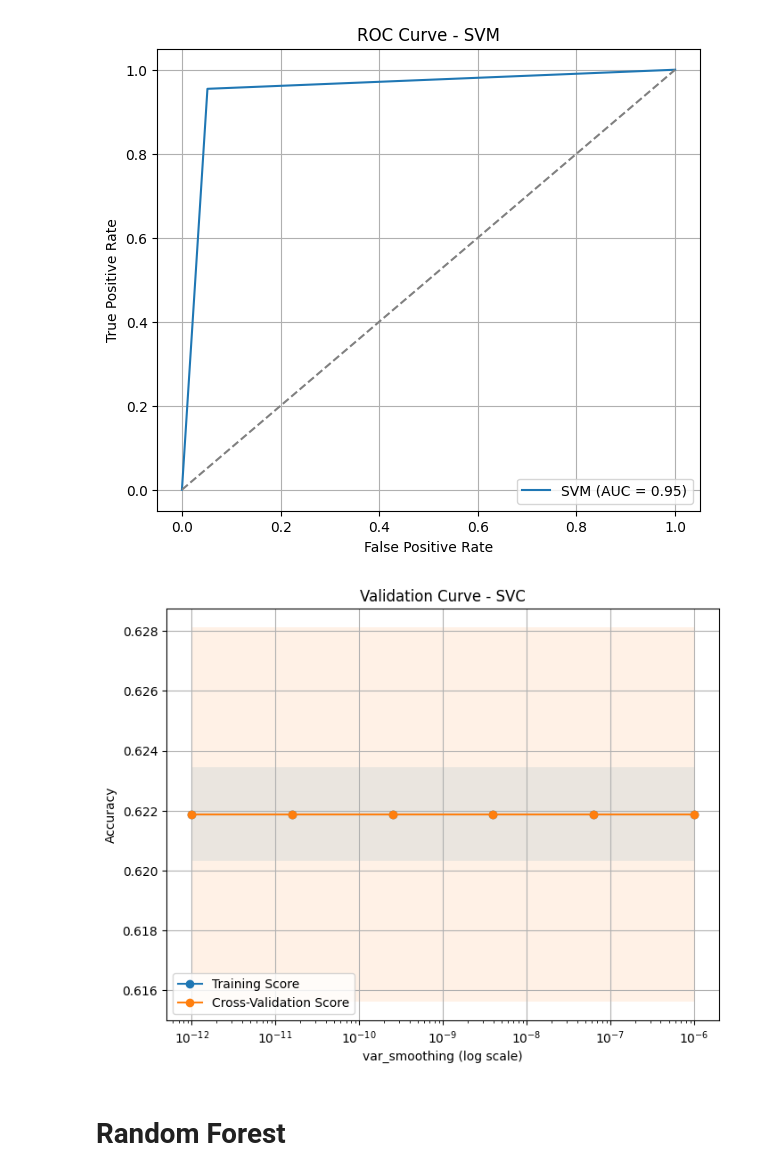
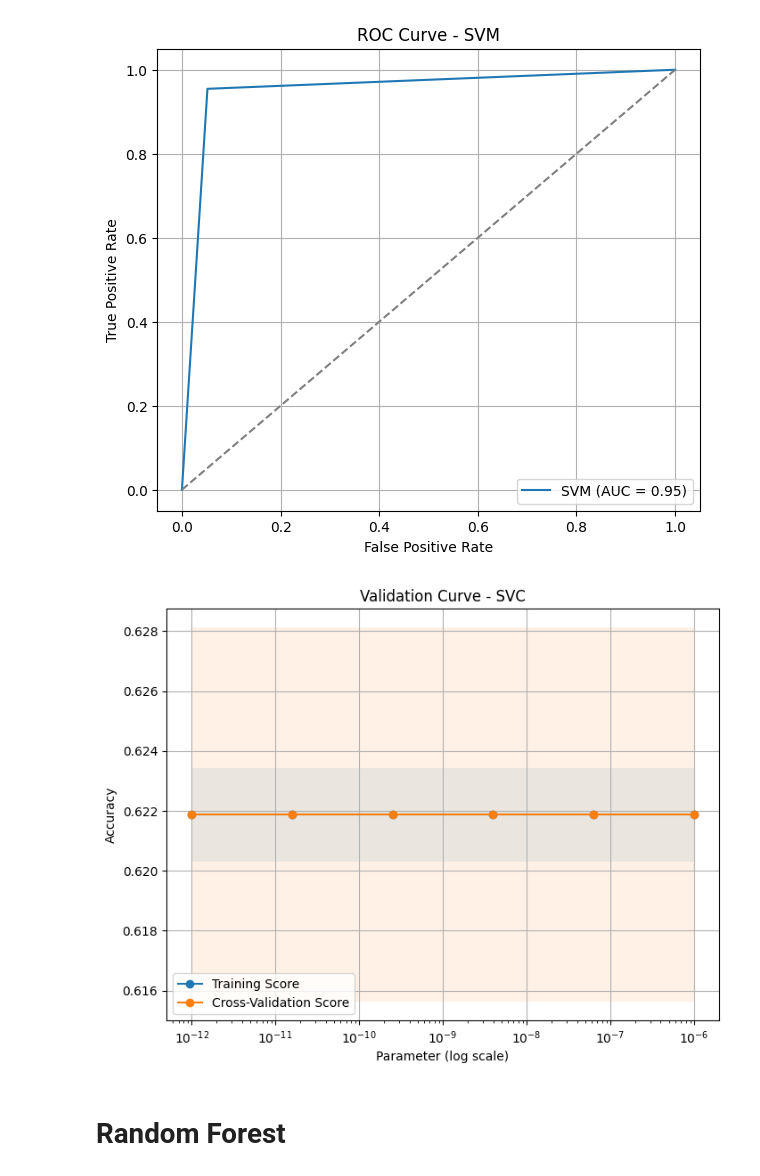
Before and after one commit to siddhant0610/Purchase_Predictor, a Jupyter notebook: Classification.ipynb, the cells around one changed output. Cells and saved outputs as stored; diff of their text form; code cells hidden in the pictures.

```diff
--- a/Classification.ipynb
+++ b/Classification.ipynb
@@ -7,5 +26,5 @@ import matplotlib.pyplot as plt
 # %%
-db=pd.read_csv("C:\\Users\\kashi\\OneDrive\\Desktop\\Siddhant\\Machine Learning A-Z\\Part 10 - Model Selection and Boosting\\Section 48 - Model Selection\\Python\\Social_Network_Ads.csv")
+db=pd.read_csv("PurchasePrediction.csv")
 x=db.iloc[:,:-1].values
 print(x)
 y=db.iloc[:,-1].values
@@ -180,17 +213,20 @@ test_std1 = np.std(test_scores1, axis=1)
 # %%
 plt.figure(figsize=(8, 6))
 plt.semilogx(param_range, train_mean1, label="Training Score", marker='o')
 plt.semilogx(param_range, test_mean1, label="Cross-Validation Score", marker='o')
+
+# Add shaded standard deviation regions
 plt.fill_between(param_range, train_mean1 - train_std1, train_mean1 + train_std1, alpha=0.1)
 plt.fill_between(param_range, test_mean1 - test_std1, test_mean1 + test_std1, alpha=0.1)
+
 plt.title("Validation Curve - SVC")
-plt.xlabel("var_smoothing (log scale)")
+plt.xlabel("Parameter (log scale)")
 plt.ylabel("Accuracy")
 plt.legend(loc="best")
 plt.grid(True)
 plt.show()
 # %% [output]
-[figure, old version]
+[figure, new version]
 # %% [markdown]
 # Random Forest
 # %%
```
Also changed, not shown: parts of 14 cells of this notebook.
